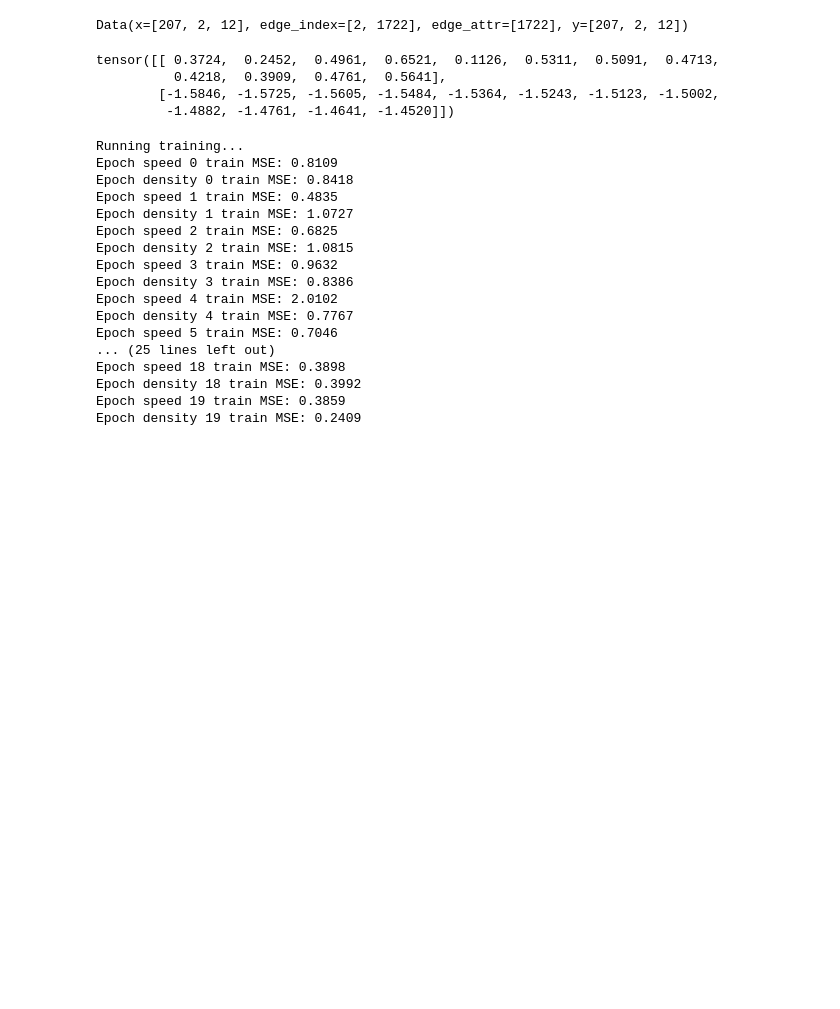
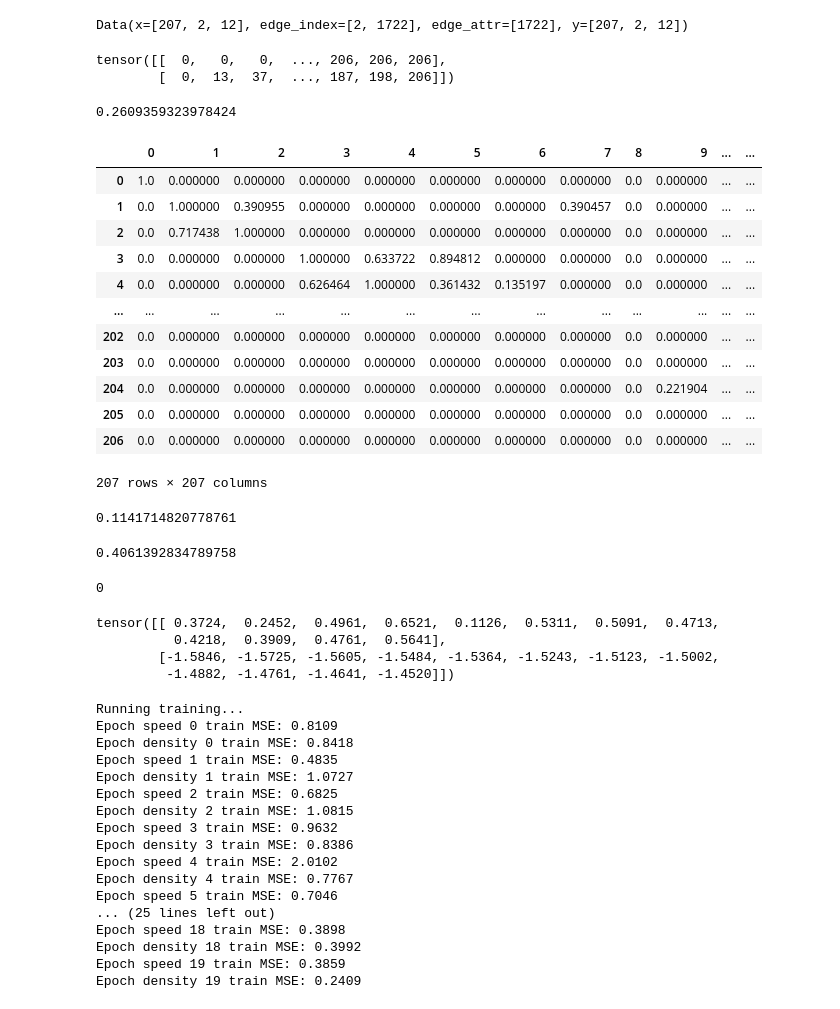
Before and after one commit to shreyashchatterjee/Capstone, a Jupyter notebook: Prediction.ipynb, the cells around one changed output. Drawn from its saved outputs; the diff is of its cells as text; code cells hidden in the pictures; blank space fills up the shorter version.

Commit message:
adj_mat created and checked correlations

```diff
--- a/Prediction.ipynb
+++ b/Prediction.ipynb
@@ -135,8 +14,44 @@ from torch_geometric_temporal.nn.recurrent import A3TGCN
 
 import random
 import gc
+# %%
+train_dataset[0]
+# %% [output]
+Data(x=[207, 2, 12], edge_index=[2, 1722], edge_attr=[1722], y=[207, 2, 12])
 # %%
-
-print(train_dataset[0])
+import collections
+print(train_dataset[0].edge_index)
 # %% [output]
-Data(x=[207, 2, 12], edge_index=[2, 1722], edge_attr=[1722], y=[207, 2, 12])
+tensor([[  0,   0,   0,  ..., 206, 206, 206],
+        [  0,  13,  37,  ..., 187, 198, 206]])
+# %%
+adj_mat = [[0 for i in range(207)] for j in range(207)]
+edge_attr = train_dataset[0].edge_attr
+src = list(train_dataset[0].edge_index[0])
+dest = list(train_dataset[0].edge_index[1])
+for i in range(len(src)):
+    adj_mat[int(src[i])][int(dest[i])] = float(edge_attr[i])
+    if adj_mat[int(dest[i])][int(src[i])] == 0:
+        adj_mat[int(dest[i])][int(src[i])] = float(edge_attr[i])
+# %%
+adj_mat[0][13]
+# %% [output]
+0.2609359323978424
+# %%
+import pandas as pd
+dataFrame = pd.DataFrame(adj_mat)
+dataFrame
+# %% [output]
+|  | 0 | 1 | 2 | 3 | 4 | 5 | 6 | 7 | 8 | 9 | ... | ... |
+| 0 | 1.0 | 0.000000 | 0.000000 | 0.000000 | 0.000000 | 0.000000 | 0.000000 | 0.000000 | 0.0 | 0.000000 | ... | ... |
+| 1 | 0.0 | 1.000000 | 0.390955 | 0.000000 | 0.000000 | 0.000000 | 0.000000 | 0.390457 | 0.0 | 0.000000 | ... | ... |
+| 2 | 0.0 | 0.717438 | 1.000000 | 0.000000 | 0.000000 | 0.000000 | 0.000000 | 0.000000 | 0.0 | 0.000000 | ... | ... |
+| 3 | 0.0 | 0.000000 | 0.000000 | 1.000000 | 0.633722 | 0.894812 | 0.000000 | 0.000000 | 0.0 | 0.000000 | ... | ... |
+| 4 | 0.0 | 0.000000 | 0.000000 | 0.626464 | 1.000000 | 0.361432 | 0.135197 | 0.000000 | 0.0 | 0.000000 | ... | ... |
+| ... | ... | ... | ... | ... | ... | ... | ... | ... | ... | ... | ... | ... |
+| 202 | 0.0 | 0.000000 | 0.000000 | 0.000000 | 0.000000 | 0.000000 | 0.000000 | 0.000000 | 0.0 | 0.000000 | ... | ... |
+| 203 | 0.0 | 0.000000 | 0.000000 | 0.000000 | 0.000000 | 0.000000 | 0.000000 | 0.000000 | 0.0 | 0.000000 | ... | ... |
+| 204 | 0.0 | 0.000000 | 0.000000 | 0.000000 | 0.000000 | 0.000000 | 0.000000 | 0.000000 | 0.0 | 0.221904 | ... | ... |
+| 205 | 0.0 | 0.000000 | 0.000000 | 0.000000 | 0.000000 | 0.000000 | 0.000000 | 0.000000 | 0.0 | 0.000000 | ... | ... |
+| 206 | 0.0 | 0.000000 | 0.000000 | 0.000000 | 0.000000 | 0.000000 | 0.000000 | 0.000000 | 0.0 | 0.000000 | ... | ... |
+207 rows × 207 columns
@@ -143,3 +78,15 @@ Data(x=[207, 2, 12], edge_index=[2, 1722], edge_attr=[1722], y=[207, 2, 12])
+# %%
+spearman_speed[4][0]
+# %% [output]
+0.1141714820778761
+# %%
+correlation_matrix_speed[4][0]
+# %% [output]
+0.4061392834789758
+# %%
+adj_mat[2][7]
+# %% [output]
+0
 # %%
 train_dataset[12].x[0]
 # %% [output]
```
Also changed, not shown: parts of 3 cells of this notebook, 3 other files.
